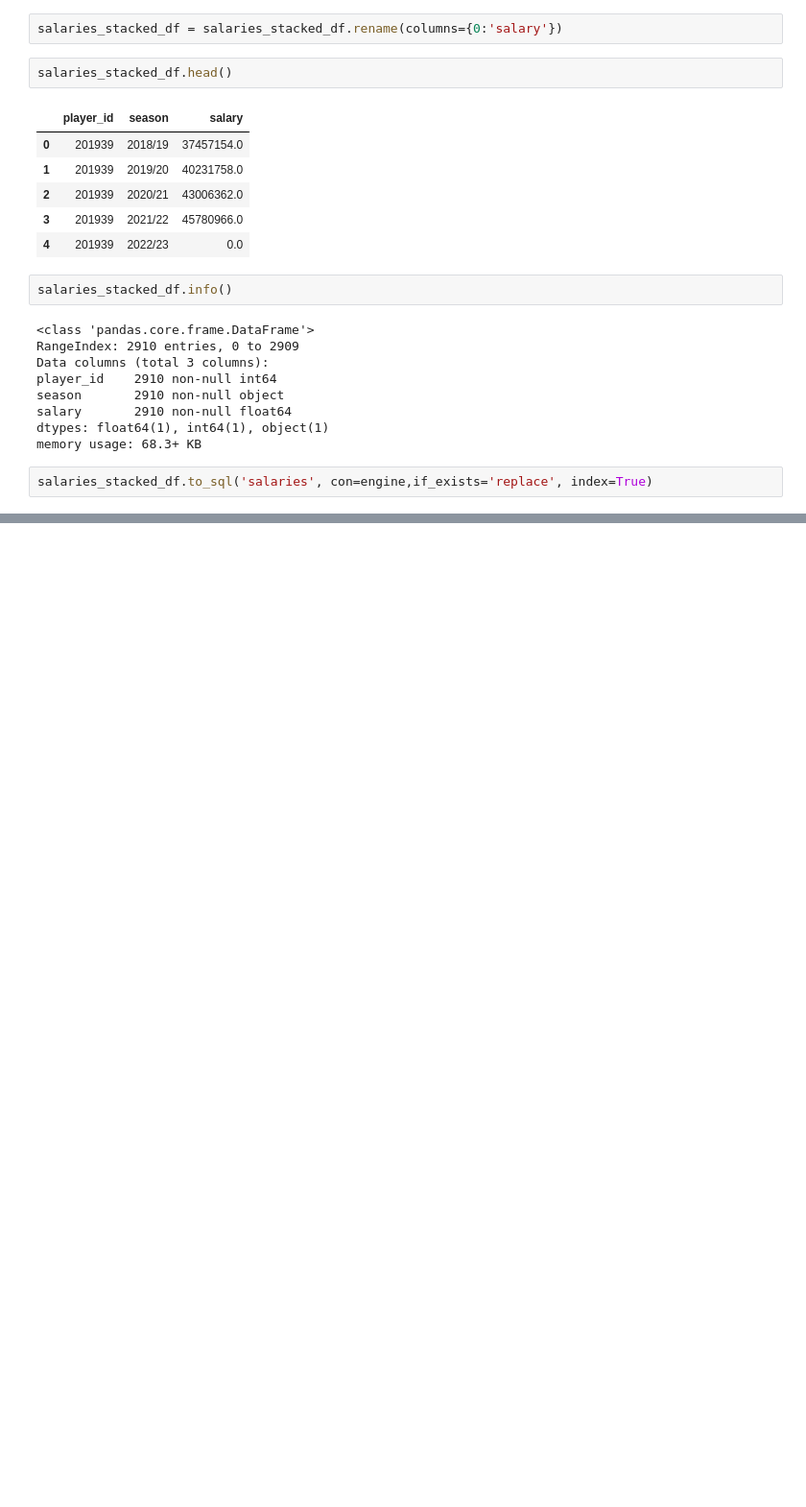
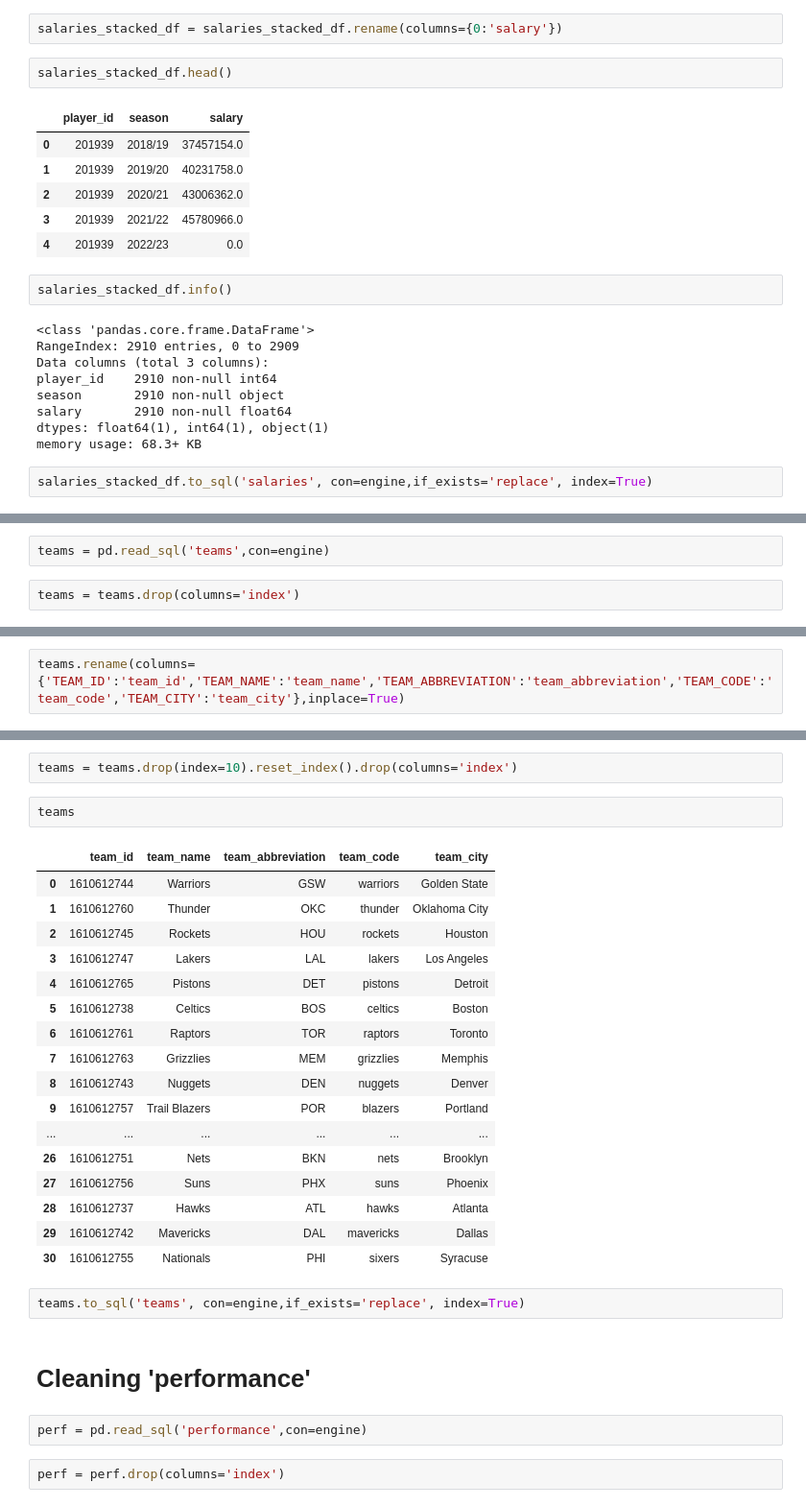
Before and after one commit to adriaferrer/Project3, a Jupyter notebook: Data_cleaning.ipynb, the cells around one changed output, grey strips where cells are left out. Shown at 96% size. Saved outputs shown, nothing was run; the diff lists cells and outputs as text; blank space fills up the shorter version.

Commit message:
All data clean

```diff
--- a/Data_cleaning.ipynb
+++ b/Data_cleaning.ipynb
@@ -254,0 +441,4 @@ salaries_stacked_df.to_sql('salaries', con=engine,if_exists='replace', index=Tru
+# %%
+teams = pd.read_sql('teams',con=engine)
+# %%
+teams = teams.drop(columns='index')
@@ -254,0 +454,2 @@ salaries_stacked_df.to_sql('salaries', con=engine,if_exists='replace', index=Tru
+# %%
+teams.rename(columns={'TEAM_ID':'team_id','TEAM_NAME':'team_name','TEAM_ABBREVIATION':'team_abbreviation','TEAM_CODE':'team_code','TEAM_CITY':'team_city'},inplace=True)
@@ -254,0 +478,30 @@ salaries_stacked_df.to_sql('salaries', con=engine,if_exists='replace', index=Tru
+# %%
+teams = teams.drop(index=10).reset_index().drop(columns='index')
+# %%
+teams
+# %% [output]
+|  | team_id | team_name | team_abbreviation | team_code | team_city |
+| 0 | 1610612744 | Warriors | GSW | warriors | Golden State |
+| 1 | 1610612760 | Thunder | OKC | thunder | Oklahoma City |
+| 2 | 1610612745 | Rockets | HOU | rockets | Houston |
+| 3 | 1610612747 | Lakers | LAL | lakers | Los Angeles |
+| 4 | 1610612765 | Pistons | DET | pistons | Detroit |
+| 5 | 1610612738 | Celtics | BOS | celtics | Boston |
+| 6 | 1610612761 | Raptors | TOR | raptors | Toronto |
+| 7 | 1610612763 | Grizzlies | MEM | grizzlies | Memphis |
+| 8 | 1610612743 | Nuggets | DEN | nuggets | Denver |
+| 9 | 1610612757 | Trail Blazers | POR | blazers | Portland |
+| ... | ... | ... | ... | ... | ... |
+| 26 | 1610612751 | Nets | BKN | nets | Brooklyn |
+| 27 | 1610612756 | Suns | PHX | suns | Phoenix |
+| 28 | 1610612737 | Hawks | ATL | hawks | Atlanta |
+| 29 | 1610612742 | Mavericks | DAL | mavericks | Dallas |
+| 30 | 1610612755 | Nationals | PHI | sixers | Syracuse |
+# %%
+teams.to_sql('teams', con=engine,if_exists='replace', index=True)
+# %% [markdown]
+# Cleaning 'performance'
+# %%
+perf = pd.read_sql('performance',con=engine)
+# %%
+perf = perf.drop(columns='index')
```
Also changed, not shown: parts of 47 cells of this notebook.
